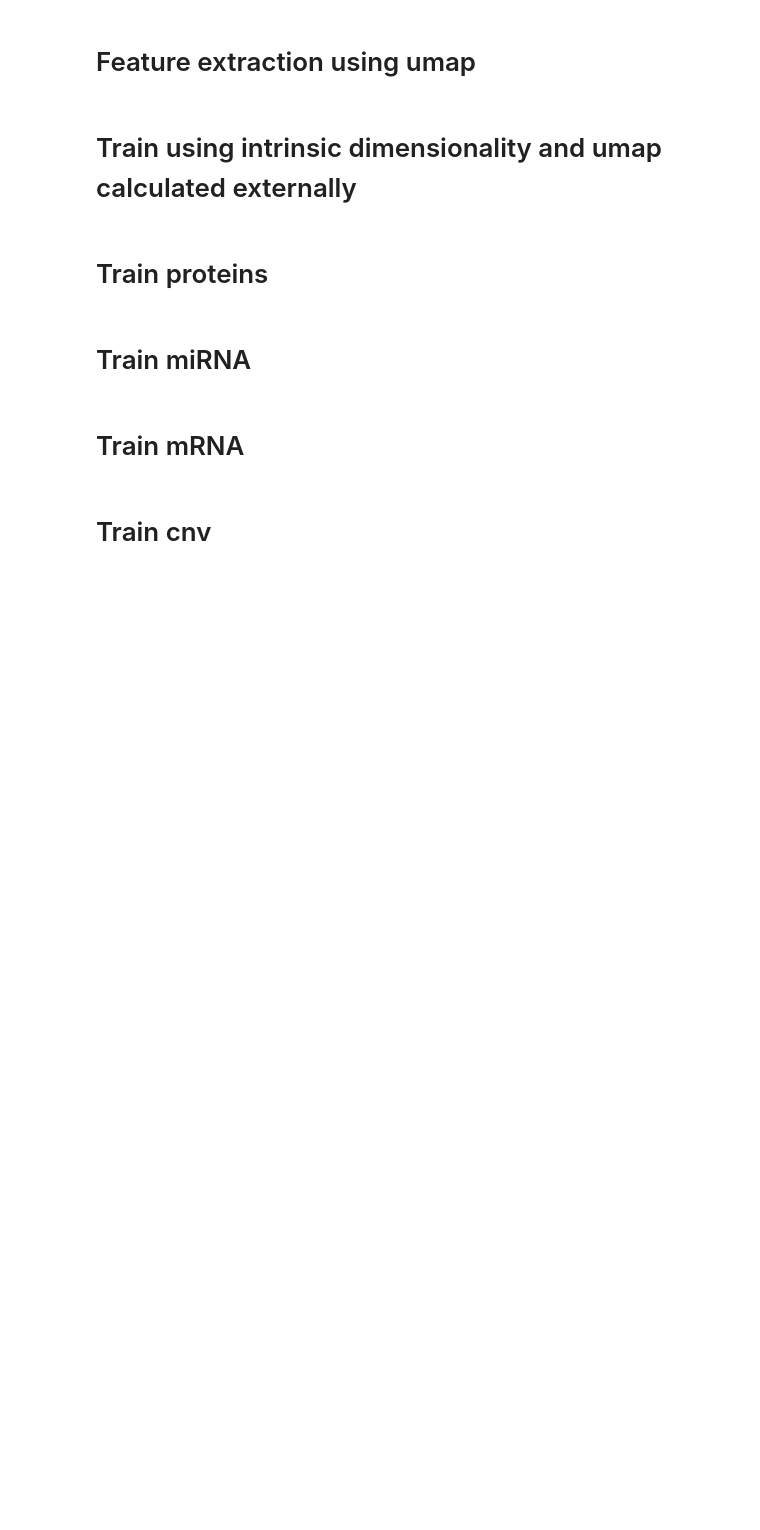
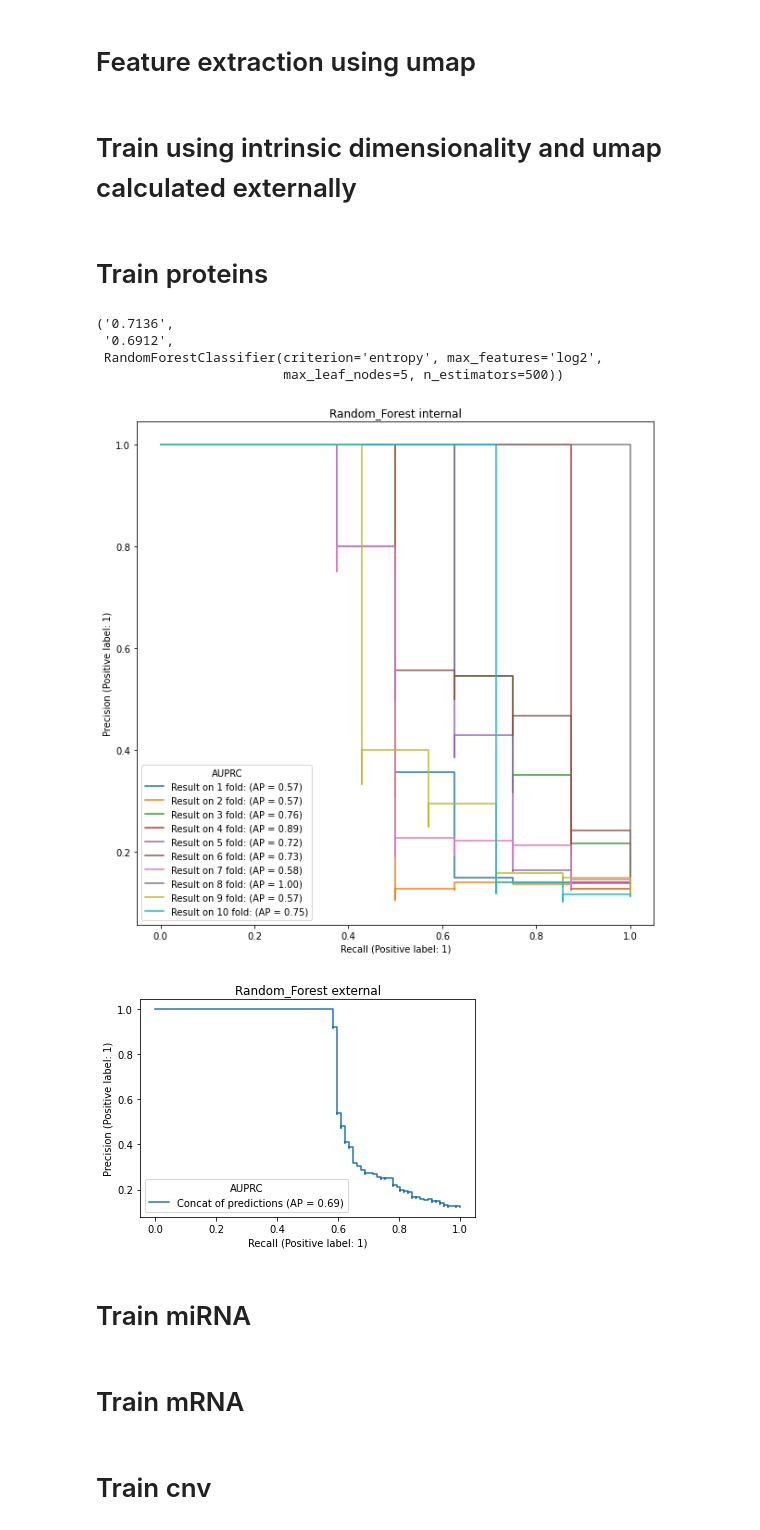
Before and after one commit to aleberans/Analisi-dati-multi-omici-per-la-predizione-della-prognosi-di-pazienti-oncologici, a Jupyter notebook: Experiments_using_R_Function_intrinsic_and_umap.ipynb, the cells around one changed output. Cells and saved outputs as stored; diff of their text form; code cells hidden in the pictures; blank space fills up the shorter version.

```diff
--- a/Experiments_using_R_Function_intrinsic_and_umap.ipynb
+++ b/Experiments_using_R_Function_intrinsic_and_umap.ipynb
@@ -461,6 +455,13 @@ model_selection_grid_DT = [
 # %% [markdown]
 # Train proteins
 # %%
-!mkdir 'result_Experiments_using_R_Function_intrinsic_and_umap_whole_dataset'
-!mkdir 'result_Experiments_using_R_Function_intrinsic_and_umap_whole_dataset/r_function_intrinsic_with_umap'
-train_using_intrinsic_dimensionality_and_umap(r_proteins_umap, label, 10, 'proteins', 'r_function_intrinsic_with_umap', 'result_Experiments_using_R_Function_intrinsic_and_umap_whole_dataset/')
+!mkdir 'Result/Experiments_using_R_Function_intrinsic_and_umap_whole_dataset'
+!mkdir 'Result/Experiments_using_R_Function_intrinsic_and_umap_whole_dataset/r_function_intrinsic_with_umap'
+train_using_intrinsic_dimensionality_and_umap(r_proteins_umap, label, 10, 'proteins', 'r_function_intrinsic_with_umap', 'Experiments_using_R_Function_intrinsic_and_umap_whole_dataset/')
+# %% [output]
+('0.7136',
+ '0.6912',
+ RandomForestClassifier(criterion='entropy', max_features='log2',
+                        max_leaf_nodes=5, n_estimators=500))
+[figure, added]
+[figure, added]
```
Also changed, not shown: parts of 19 cells of this notebook, 3 other files.
